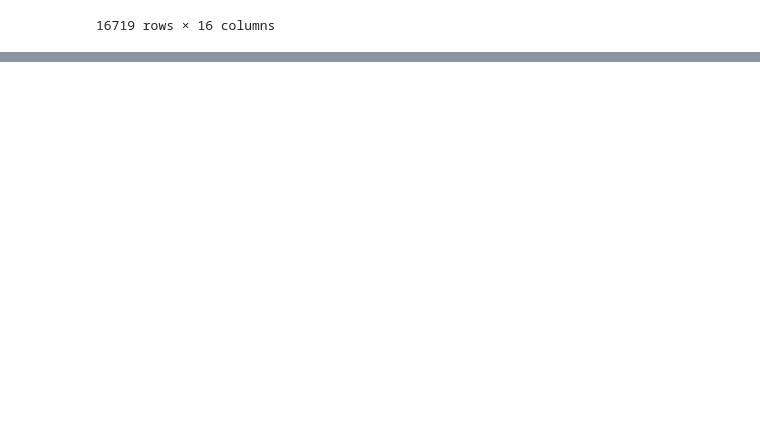
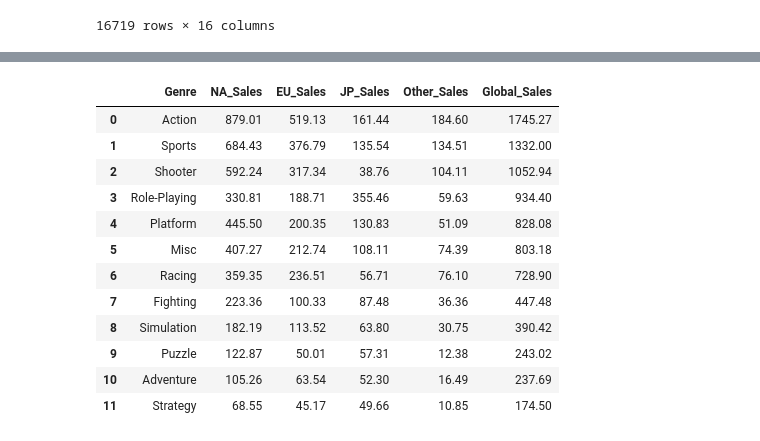
Before and after one commit to maliackgoz/py4ds-notes, a Jupyter notebook: Assignments/Assignment2/Dashboard.ipynb, the cells around one changed output, grey strips where cells are left out. Saved outputs shown, nothing was run; the diff lists cells and outputs as text; code cells hidden in the pictures; blank space fills up the shorter version.

```diff
--- a/Assignments/Assignment2/Dashboard.ipynb
+++ b/Assignments/Assignment2/Dashboard.ipynb
@@ -373,0 +221,20 @@ genre_df
+# %%
+genre_sales = df.groupby(["Genre"])[["NA_Sales", "EU_Sales", "JP_Sales", "Other_Sales", "Global_Sales"]].sum().reset_index()
+
+genre_sales = genre_sales.sort_values("Global_Sales", ascending=False).reset_index(drop=True)
+
+genre_sales
+# %% [output]
+|  | Genre | NA_Sales | EU_Sales | JP_Sales | Other_Sales | Global_Sales |
+| 0 | Action | 879.01 | 519.13 | 161.44 | 184.60 | 1745.27 |
+| 1 | Sports | 684.43 | 376.79 | 135.54 | 134.51 | 1332.00 |
+| 2 | Shooter | 592.24 | 317.34 | 38.76 | 104.11 | 1052.94 |
+| 3 | Role-Playing | 330.81 | 188.71 | 355.46 | 59.63 | 934.40 |
+| 4 | Platform | 445.50 | 200.35 | 130.83 | 51.09 | 828.08 |
+| 5 | Misc | 407.27 | 212.74 | 108.11 | 74.39 | 803.18 |
+| 6 | Racing | 359.35 | 236.51 | 56.71 | 76.10 | 728.90 |
+| 7 | Fighting | 223.36 | 100.33 | 87.48 | 36.36 | 447.48 |
+| 8 | Simulation | 182.19 | 113.52 | 63.80 | 30.75 | 390.42 |
+| 9 | Puzzle | 122.87 | 50.01 | 57.31 | 12.38 | 243.02 |
+| 10 | Adventure | 105.26 | 63.54 | 52.30 | 16.49 | 237.69 |
+| 11 | Strategy | 68.55 | 45.17 | 49.66 | 10.85 | 174.50 |
```
Also changed, not shown: parts of 8 cells of this notebook, 1 other file.
